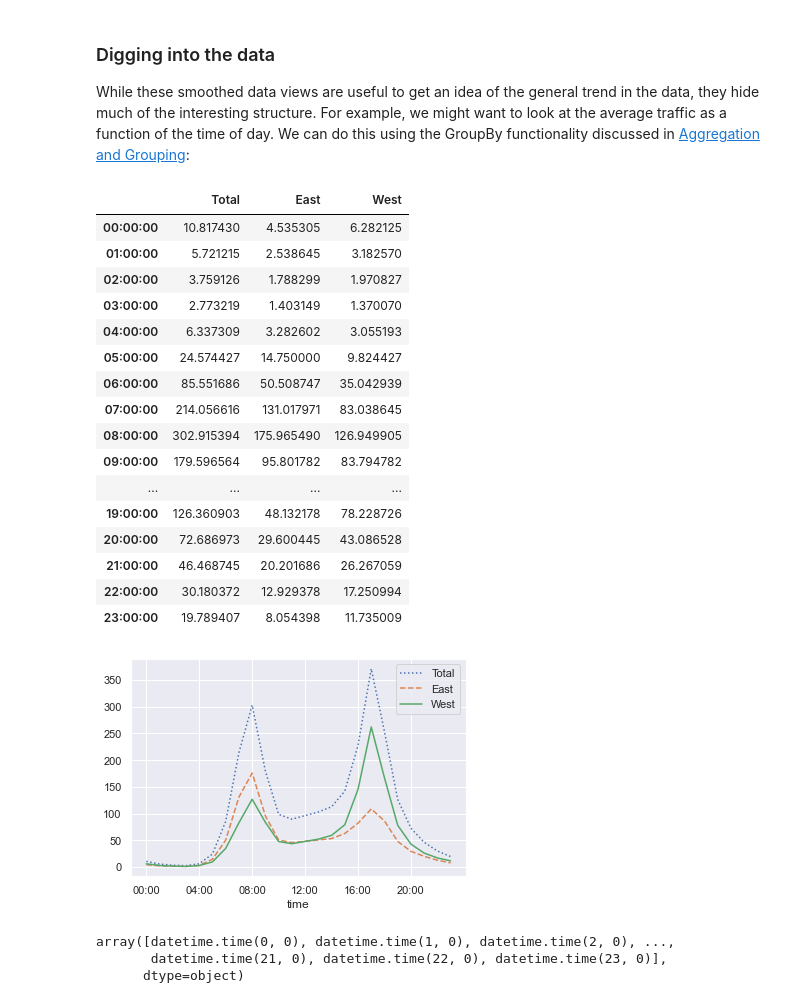
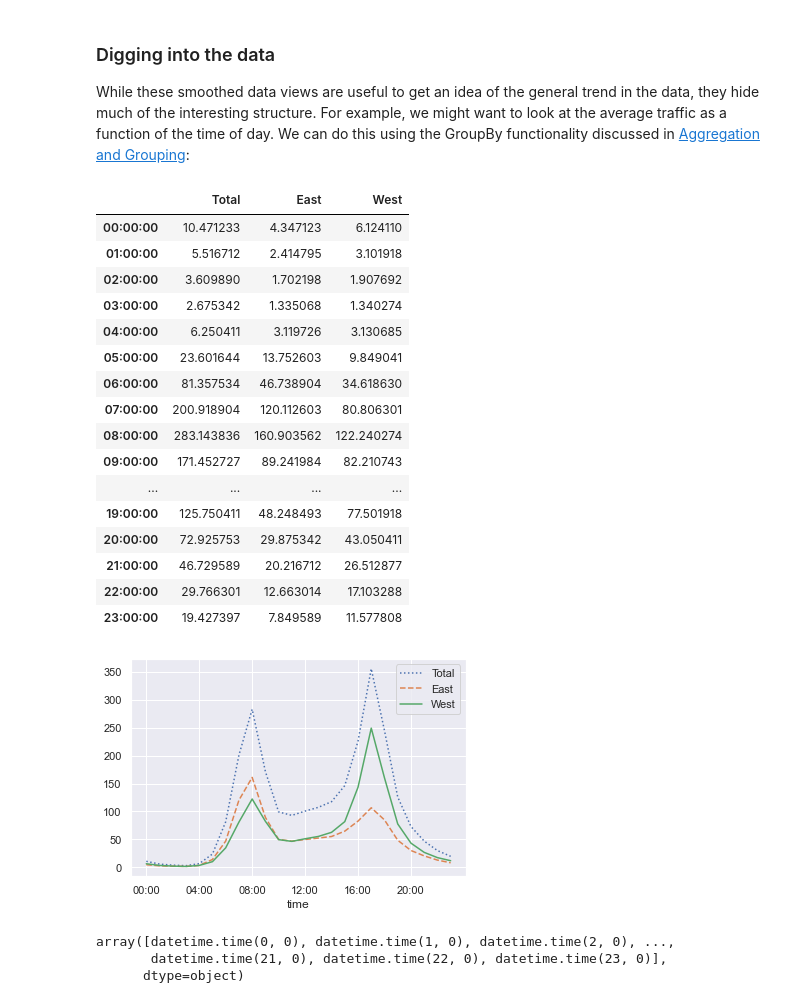
Before and after one commit to albertoromv/thebridge_ft_sep22, a Jupyter notebook: 3-Machine Learning/1-Feature Engineering/1.3 Tiempo/2_Ejercicios_TimeSeries - clase.ipynb, the cells around one changed output. Saved outputs shown, nothing was run; the diff lists cells and outputs as text; code cells hidden in the pictures.

```diff
--- a/3-Machine Learning/1-Feature Engineering/1.3 Tiempo/2_Ejercicios_TimeSeries - clase.ipynb
+++ b/3-Machine Learning/1-Feature Engineering/1.3 Tiempo/2_Ejercicios_TimeSeries - clase.ipynb
@@ -13,6 +13,9 @@ We will specify that we want the Date as an index, and we want these dates to be
 # lee los datos en un DataFrame
 
 # https://data.seattle.gov/api/views/65db-xm6k/rows.csv?accessType=DOWNLOAD
+import pandas as pd
+data = pd.read_csv('https://data.seattle.gov/api/views/65db-xm6k/rows.csv?accessType=DOWNLOAD', index_col='Date', parse_dates=True)
+data.head()
 # %% [output]
 |  | Fremont Bridge Total | Fremont Bridge East Sidewalk | Fremont Bridge West Sidewalk |
 | Date |  |  |  |
@@ -25,5 +28,6 @@ We will specify that we want the Date as an index, and we want these dates to be
 For convenience, we'll further process this dataset by shortening the column names:
 # %%
 # que las columnas se llamen 'Total','East', 'West'
+data.columns = ['Total', 'East', 'West']
 # %% [markdown]
 Now let's take a look at the summary statistics for this data:
@@ -87,31 +104,34 @@ For example, we might want to look at the average traffic as a function of the t
 We can do this using the GroupBy functionality discussed in [Aggregation and Grouping](03.08-Aggregation-and-Grouping.ipynb):
 # %%
 # agrupamos por horas y calculamos la agregación (media) calculada entre todos los días
+data.groupby(data.index.time).mean()
 # %% [output]
 |  | Total | East | West |
-| 00:00:00 | 10.817430 | 4.535305 | 6.282125 |
-| 01:00:00 | 5.721215 | 2.538645 | 3.182570 |
-| 02:00:00 | 3.759126 | 1.788299 | 1.970827 |
-| 03:00:00 | 2.773219 | 1.403149 | 1.370070 |
-| 04:00:00 | 6.337309 | 3.282602 | 3.055193 |
-| 05:00:00 | 24.574427 | 14.750000 | 9.824427 |
-| 06:00:00 | 85.551686 | 50.508747 | 35.042939 |
-| 07:00:00 | 214.056616 | 131.017971 | 83.038645 |
-| 08:00:00 | 302.915394 | 175.965490 | 126.949905 |
-| 09:00:00 | 179.596564 | 95.801782 | 83.794782 |
+| 00:00:00 | 10.471233 | 4.347123 | 6.124110 |
+| 01:00:00 | 5.516712 | 2.414795 | 3.101918 |
+| 02:00:00 | 3.609890 | 1.702198 | 1.907692 |
+| 03:00:00 | 2.675342 | 1.335068 | 1.340274 |
+| 04:00:00 | 6.250411 | 3.119726 | 3.130685 |
+| 05:00:00 | 23.601644 | 13.752603 | 9.849041 |
+| 06:00:00 | 81.357534 | 46.738904 | 34.618630 |
+| 07:00:00 | 200.918904 | 120.112603 | 80.806301 |
+| 08:00:00 | 283.143836 | 160.903562 | 122.240274 |
+| 09:00:00 | 171.452727 | 89.241984 | 82.210743 |
 | ... | ... | ... | ... |
-| 19:00:00 | 126.360903 | 48.132178 | 78.228726 |
-| 20:00:00 | 72.686973 | 29.600445 | 43.086528 |
-| 21:00:00 | 46.468745 | 20.201686 | 26.267059 |
-| 22:00:00 | 30.180372 | 12.929378 | 17.250994 |
-| 23:00:00 | 19.789407 | 8.054398 | 11.735009 |
+| 19:00:00 | 125.750411 | 48.248493 | 77.501918 |
+| 20:00:00 | 72.925753 | 29.875342 | 43.050411 |
+| 21:00:00 | 46.729589 | 20.216712 | 26.512877 |
+| 22:00:00 | 29.766301 | 12.663014 | 17.103288 |
+| 23:00:00 | 19.427397 | 7.849589 | 11.577808 |
 # %%
 # mirando solo en las horas del día
 # investiga qué sucede con el tráfico de bicicletas
+import numpy as np
+by_time = data.groupby(data.index.time).mean()
 
-
-# saltos de 4 horas, 6 puntos diferentes
+hourly_ticks = 4 * 60 * 60 * np.arange(6) # saltos de 4 horas, 6 puntos diferentes
+by_time.plot(xticks=hourly_ticks, style=[":", '--', '-']);
 # %% [output]
-[figure, old version]
+[figure, new version]
 # %%
 # son las horas (time)
```
Also changed, not shown: parts of 14 cells of this notebook, 1 other file.
